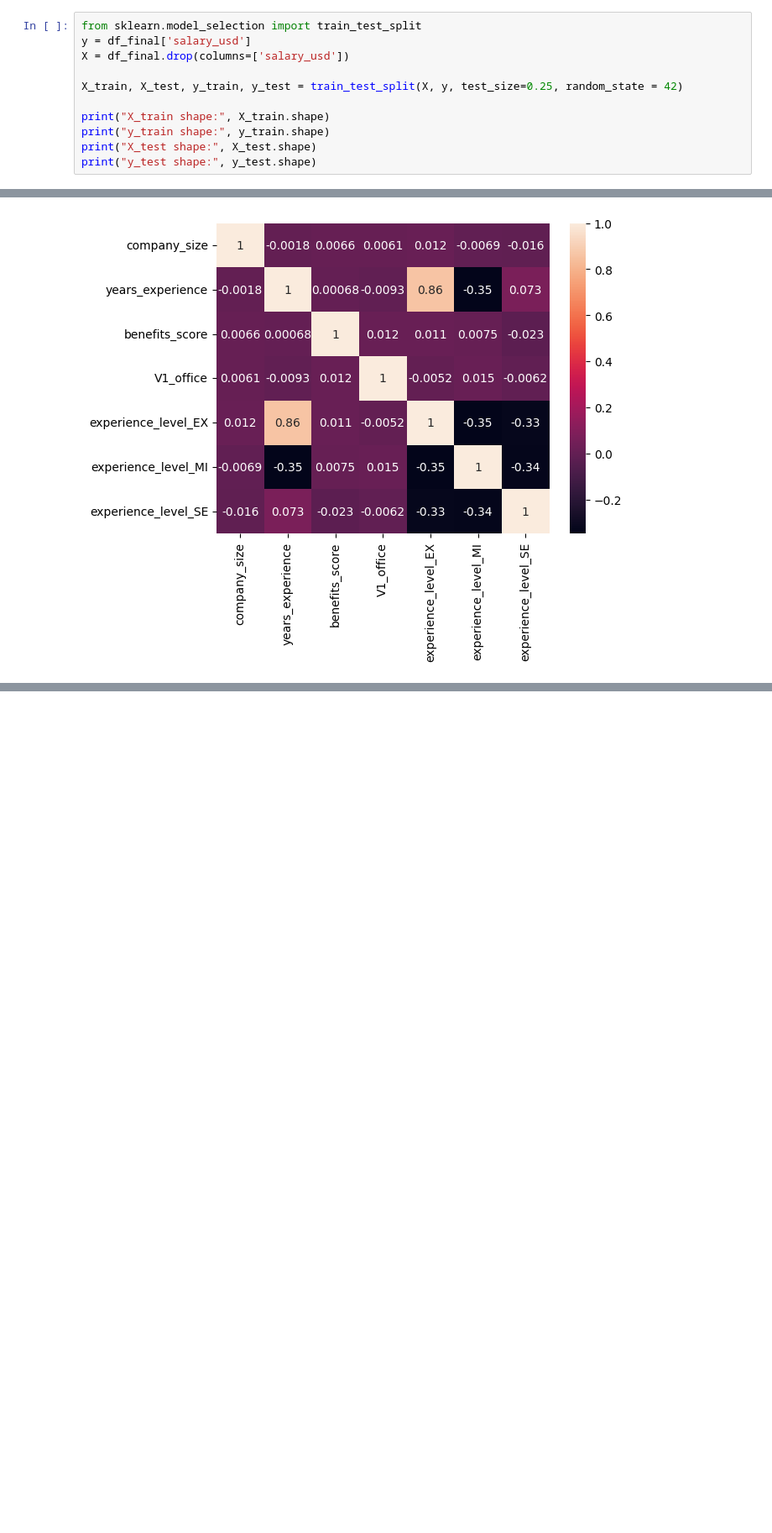
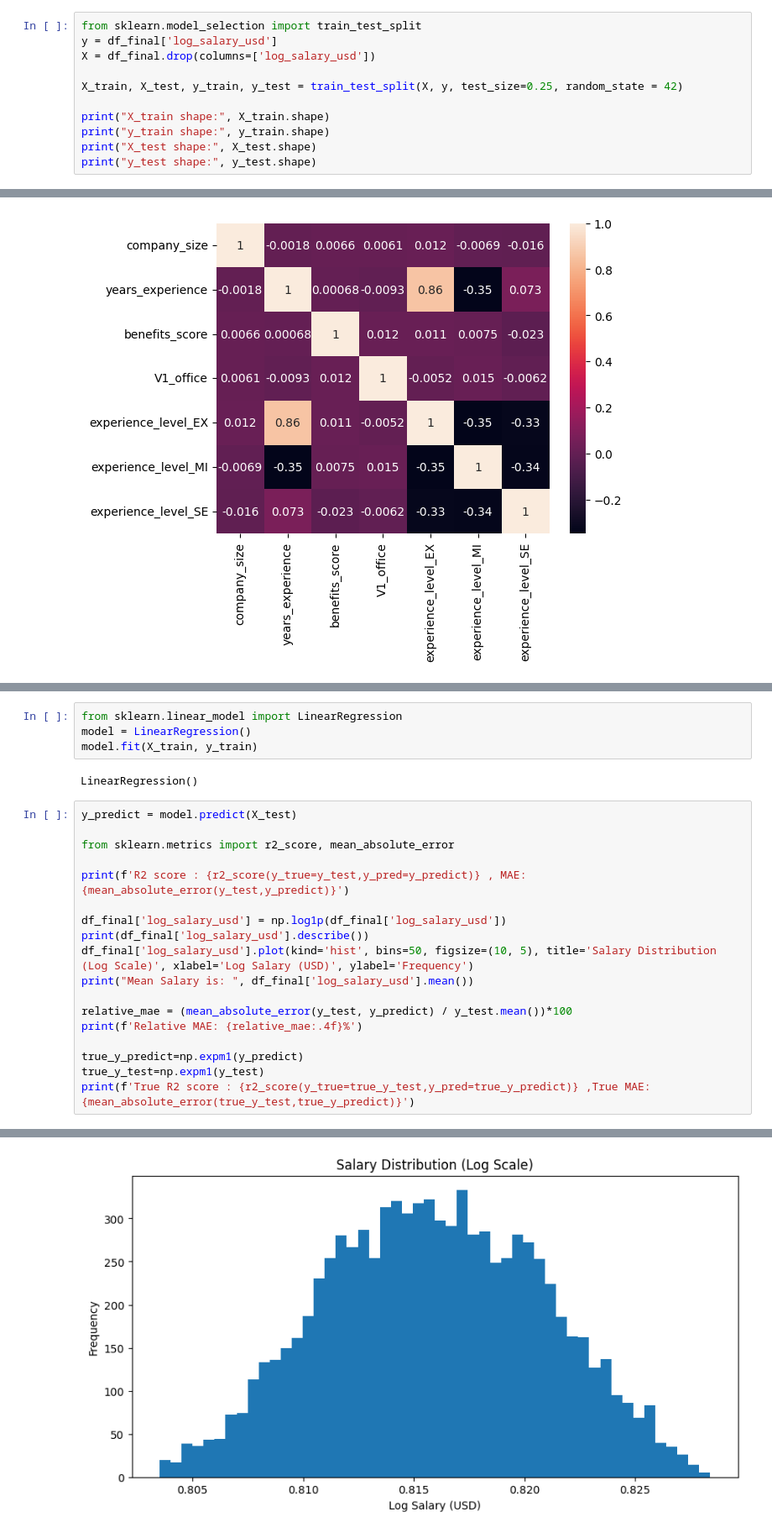
Before and after one commit to tommakesmusic/Ai_Salary_data, a Jupyter notebook: Linear Regression Salary.ipynb, the cells around one changed output, grey strips where cells are left out. Shown at 84% size. Saved outputs shown, nothing was run; the diff lists cells and outputs as text; blank space fills up the shorter version.

```diff
--- a/Linear Regression Salary.ipynb
+++ b/Linear Regression Salary.ipynb
@@ -338,8 +346,8 @@ We could now create our 'X' and 'y' datasets, with 'salary_usd' being our predic
 We will start with a 75/25 split between training and testing data, and a random_state of 42 (From the hitchhikers guide to the galaxy)
 # %%
 from sklearn.model_selection import train_test_split
-y = df_final['salary_usd']
-X = df_final.drop(columns=['salary_usd'])
+y = df_final['log_salary_usd']
+X = df_final.drop(columns=['log_salary_usd'])
 
 X_train, X_test, y_train, y_test = train_test_split(X, y, test_size=0.25, random_state = 42)
 
@@ -360,0 +371,25 @@ sb.heatmap(corr_mat, annot = True)
+# %%
+from sklearn.linear_model import LinearRegression
+model = LinearRegression()
+model.fit(X_train, y_train)
+# %% [output]
+LinearRegression()
+# %%
+y_predict = model.predict(X_test)
+
+from sklearn.metrics import r2_score, mean_absolute_error
+
+print(f'R2 score : {r2_score(y_true=y_test,y_pred=y_predict)} , MAE: {mean_absolute_error(y_test,y_predict)}')
+
+df_final['log_salary_usd'] = np.log1p(df_final['log_salary_usd'])
+print(df_final['log_salary_usd'].describe())
+df_final['log_salary_usd'].plot(kind='hist', bins=50, figsize=(10, 5), title='Salary Distribution (Log Scale)', xlabel='Log Salary (USD)', ylabel='Frequency')
+print("Mean Salary is: ", df_final['log_salary_usd'].mean())
+
+relative_mae = (mean_absolute_error(y_test, y_predict) / y_test.mean())*100
+print(f'Relative MAE: {relative_mae:.4f}%')
+
+true_y_predict=np.expm1(y_predict)
+true_y_test=np.expm1(y_test)
+print(f'True R2 score : {r2_score(y_true=true_y_test,y_pred=true_y_predict)} ,True MAE: {mean_absolute_error(true_y_test,true_y_predict)}')
+# %% [output]
@@ -360,0 +409 @@ sb.heatmap(corr_mat, annot = True)
+[figure, added]
```
Also changed, not shown: parts of 6 cells of this notebook.
